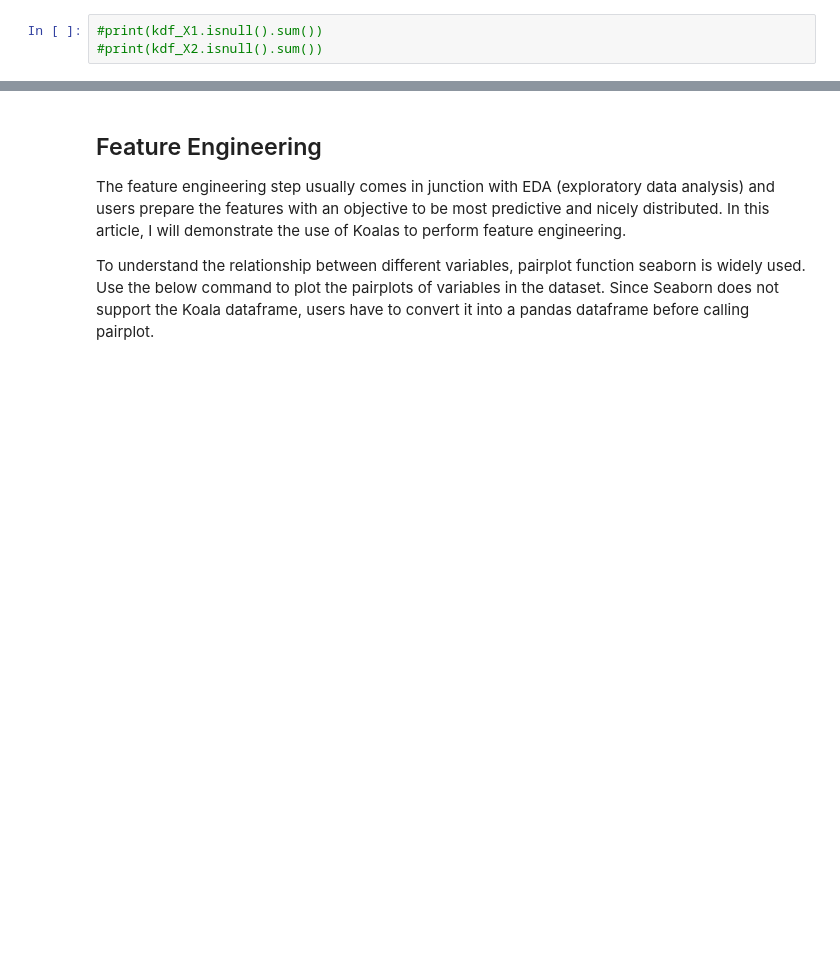
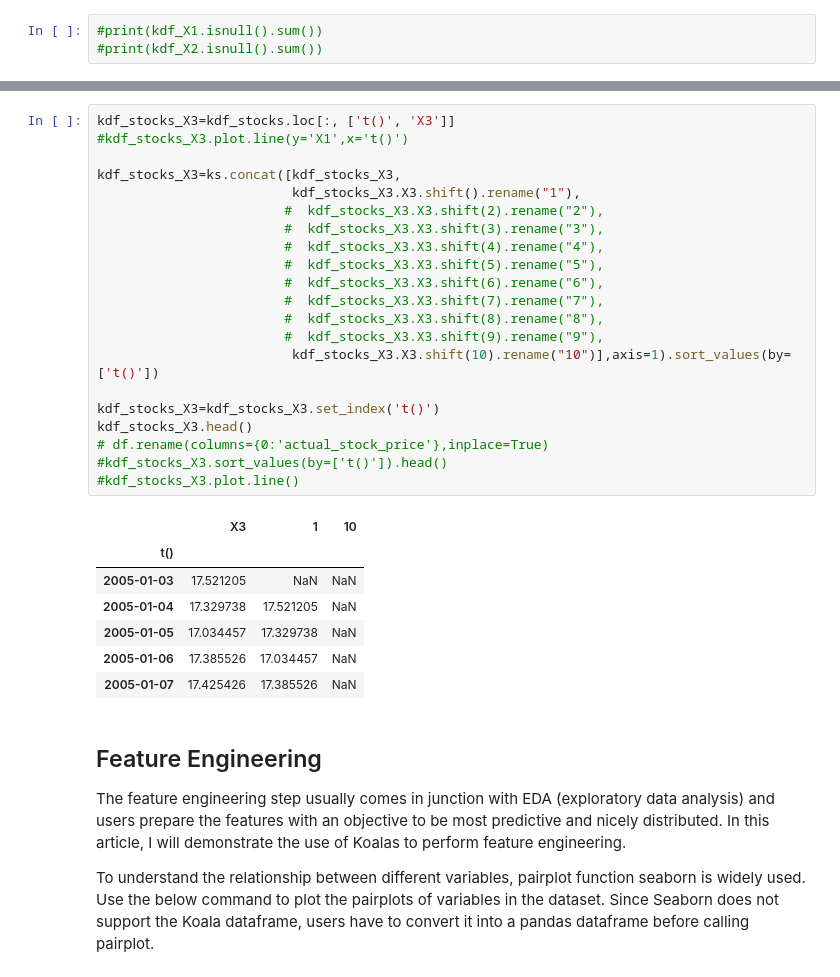
Before and after one commit to komzy/spark-ml-course, a Jupyter notebook: week-2/Session_4_edited.ipynb, the cells around one changed output, grey strips where cells are left out. Drawn from its saved outputs; the diff is of its cells as text; blank space fills up the shorter version.

```diff
--- a/week-2/Session_4_edited.ipynb
+++ b/week-2/Session_4_edited.ipynb
@@ -224,3 +212,32 @@ fig.plot.line()
+# %%
+kdf_stocks_X3=kdf_stocks.loc[:, ['t()', 'X3']]
+#kdf_stocks_X3.plot.line(y='X1',x='t()')
+
+kdf_stocks_X3=ks.concat([kdf_stocks_X3,
+                         kdf_stocks_X3.X3.shift().rename("1"),
+                        #  kdf_stocks_X3.X3.shift(2).rename("2"),
+                        #  kdf_stocks_X3.X3.shift(3).rename("3"),
+                        #  kdf_stocks_X3.X3.shift(4).rename("4"),
+                        #  kdf_stocks_X3.X3.shift(5).rename("5"),
+                        #  kdf_stocks_X3.X3.shift(6).rename("6"),
+                        #  kdf_stocks_X3.X3.shift(7).rename("7"),
+                        #  kdf_stocks_X3.X3.shift(8).rename("8"),
+                        #  kdf_stocks_X3.X3.shift(9).rename("9"),
+                         kdf_stocks_X3.X3.shift(10).rename("10")],axis=1).sort_values(by=['t()'])
+
+kdf_stocks_X3=kdf_stocks_X3.set_index('t()')
+kdf_stocks_X3.head()
+# df.rename(columns={0:'actual_stock_price'},inplace=True)
+#kdf_stocks_X3.sort_values(by=['t()']).head()
+#kdf_stocks_X3.plot.line()
+# %% [output]
+|  | X3 | 1 | 10 |
+| t() |  |  |  |
+| 2005-01-03 | 17.521205 | NaN | NaN |
+| 2005-01-04 | 17.329738 | 17.521205 | NaN |
+| 2005-01-05 | 17.034457 | 17.329738 | NaN |
+| 2005-01-06 | 17.385526 | 17.034457 | NaN |
+| 2005-01-07 | 17.425426 | 17.385526 | NaN |
 # %% [markdown]
 ## Feature Engineering
 
```
Also changed, not shown: parts of 14 cells of this notebook.
